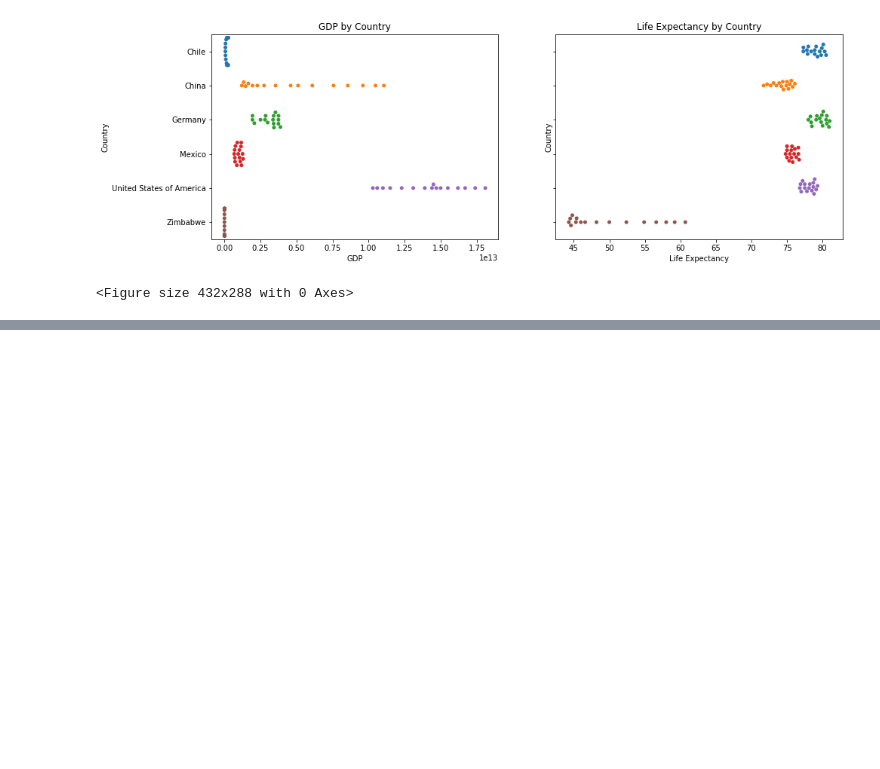
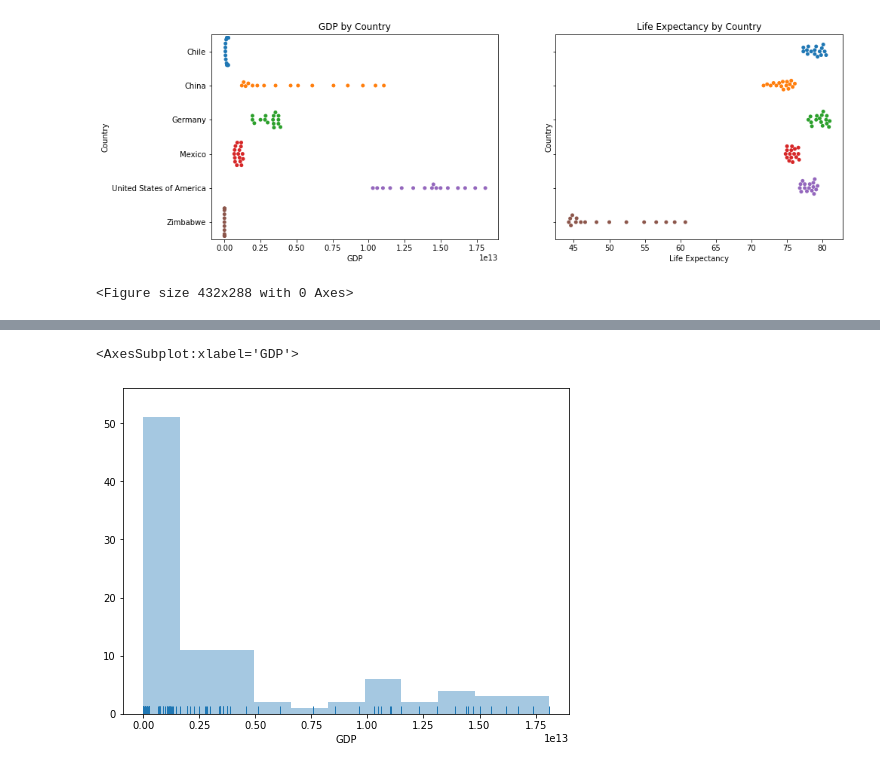
Before and after one commit to Gigabyte2408/life-expectancy-gdp-project, a Jupyter notebook: life_expectancy_gdp.ipynb, the cells around one changed output, grey strips where cells are left out. Cells and saved outputs as stored; diff of their text form; code cells hidden in the pictures; blank space fills up the shorter version.

```diff
--- a/life_expectancy_gdp.ipynb
+++ b/life_expectancy_gdp.ipynb
@@ -171,0 +187,6 @@ plt.clf()
+# %%
+plt.figure(figsize = (8,6))
+sns.distplot(df.GDP, rug = True, kde = False)
+# %% [output]
+<AxesSubplot:xlabel='GDP'>
+[figure, added]
```
Also changed, not shown: parts of 5 cells of this notebook.
